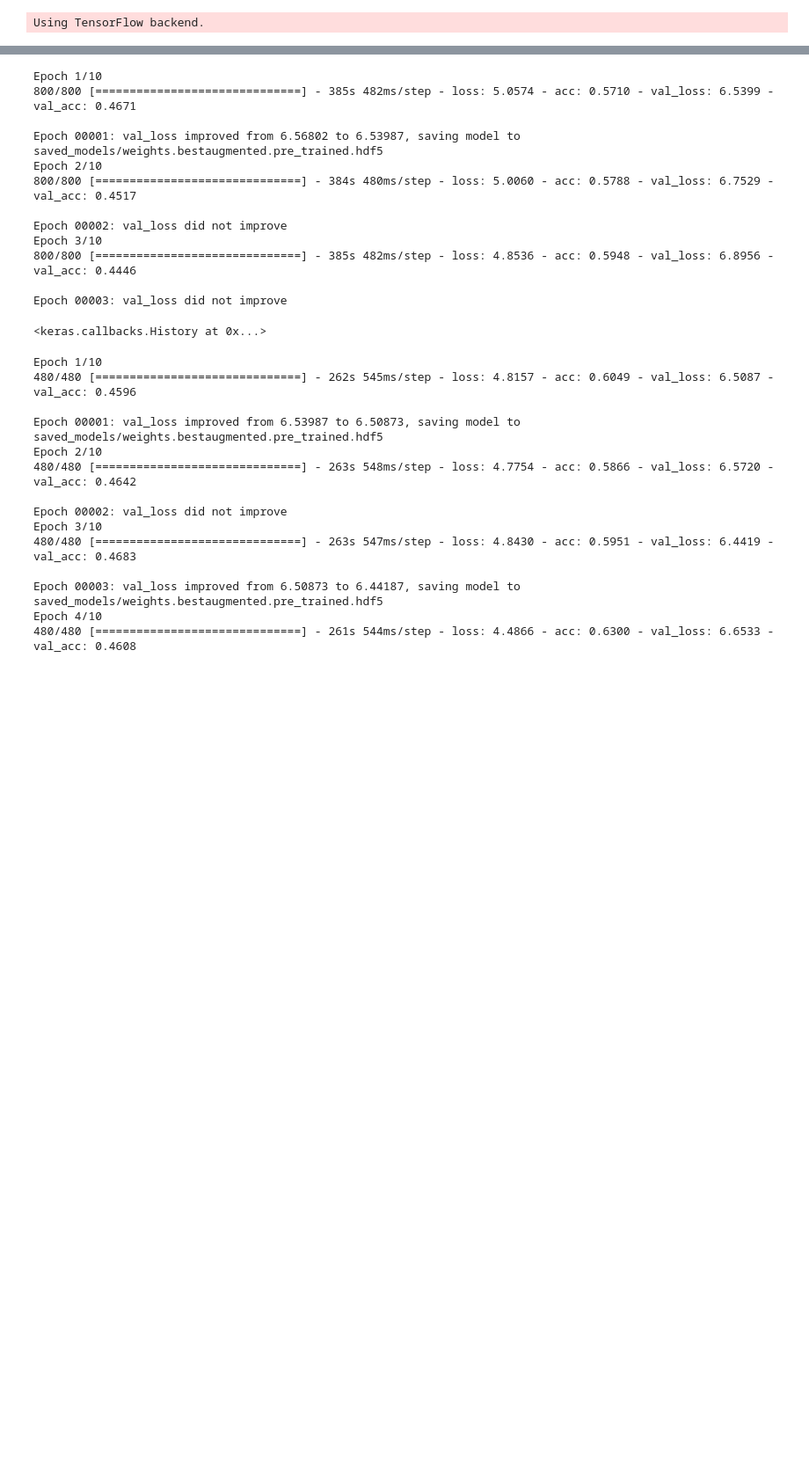
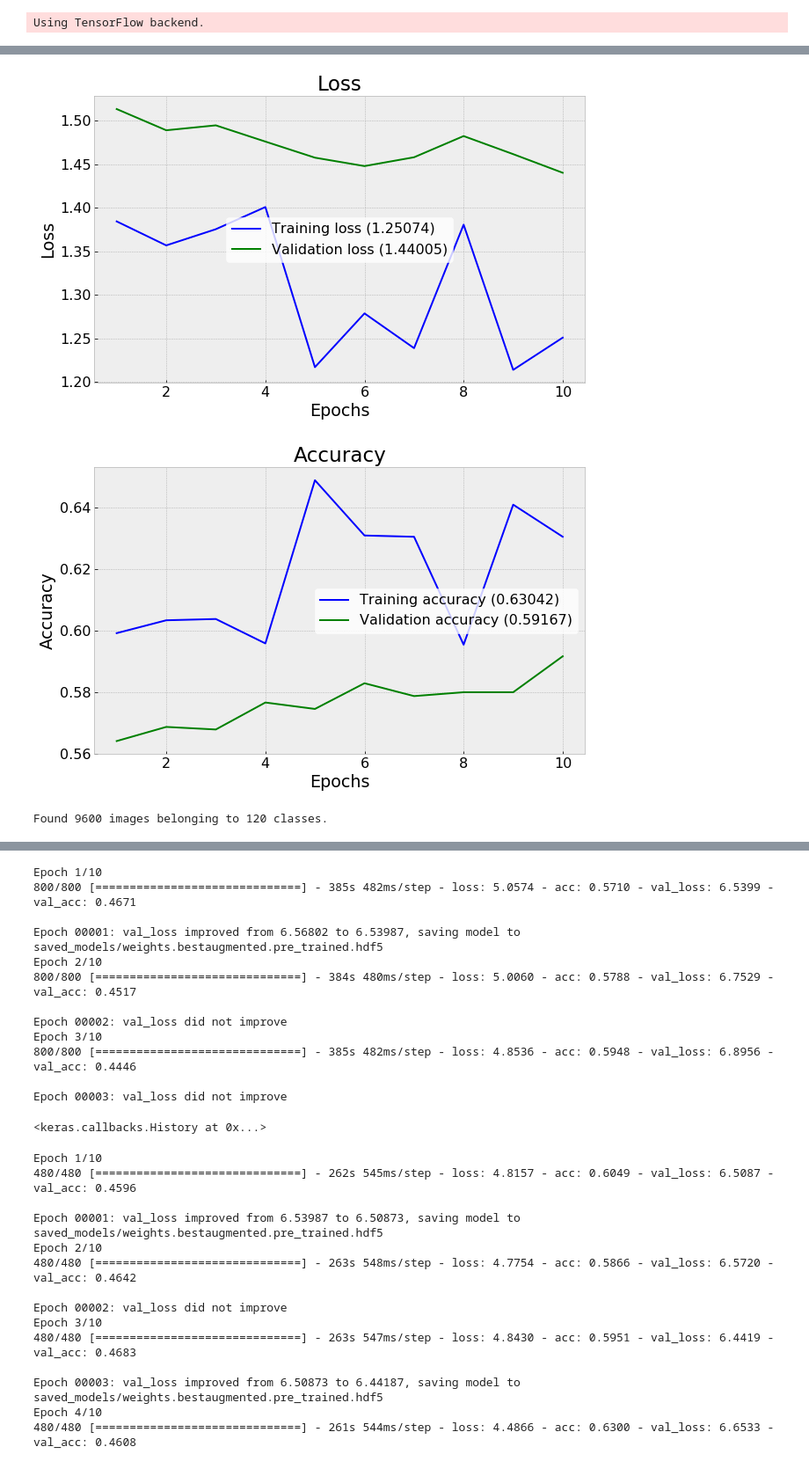
Before and after one commit to thegarrickchu/Springboard-Dog_Breed_Classifier, a Jupyter notebook: notebooks/pre_trained.ipynb, the cells around one changed output, grey strips where cells are left out. Shown: that part at 88% size. Saved outputs shown, nothing was run; the diff lists cells and outputs as text; code cells hidden in the pictures; blank space fills up the shorter version.

```diff
--- a/notebooks/pre_trained.ipynb
+++ b/notebooks/pre_trained.ipynb
@@ -329,0 +316,11 @@ Epoch 00010: val_loss did not improve
+# %%
+# let's continue training
+
+checkpointer = ModelCheckpoint(filepath='saved_models/weights.bestaugmented.pre_trained_vgg16.hdf5',
+                               verbose=1, save_best_only=True)
+
+vgg16_history = vgg16_base.fit_generator(train_generator,
+                    validation_data=validation_generator,
+                    steps_per_epoch=200,
+                    epochs=10,
+                    callbacks=[ checkpointer])
@@ -329,0 +347,20 @@ Epoch 00010: val_loss did not improve
+# %%
+plot_history(vgg16_history, figsize=(10,6))
+# %% [output]
+[figure, added]
+[figure, added]
+# %%
+batch_size = 12
+
+datagen_2 = ImageDataGenerator(rotation_range=15, width_shift_range=0.1, height_shift_range=0.1,
+                             zoom_range=0.1, horizontal_flip=True, validation_split = 0.2)
+
+generator = datagen_2.flow_from_directory(
+        'train',
+        target_size=(224, 224),
+        batch_size=batch_size,
+        class_mode=None,  # this means our generator will only yield batches of data, no labels
+        shuffle=False,
+        subset='training')
+# %% [output]
+Found 9600 images belonging to 120 classes.
```
Also changed, not shown: parts of 40 cells of this notebook, 2 other files.
